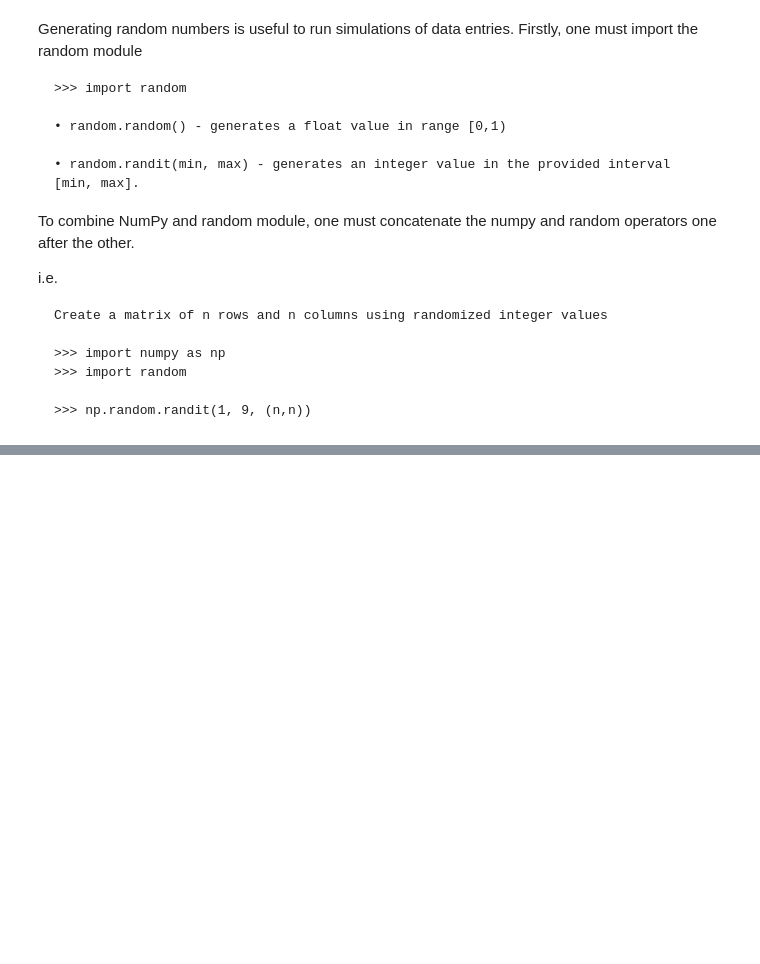
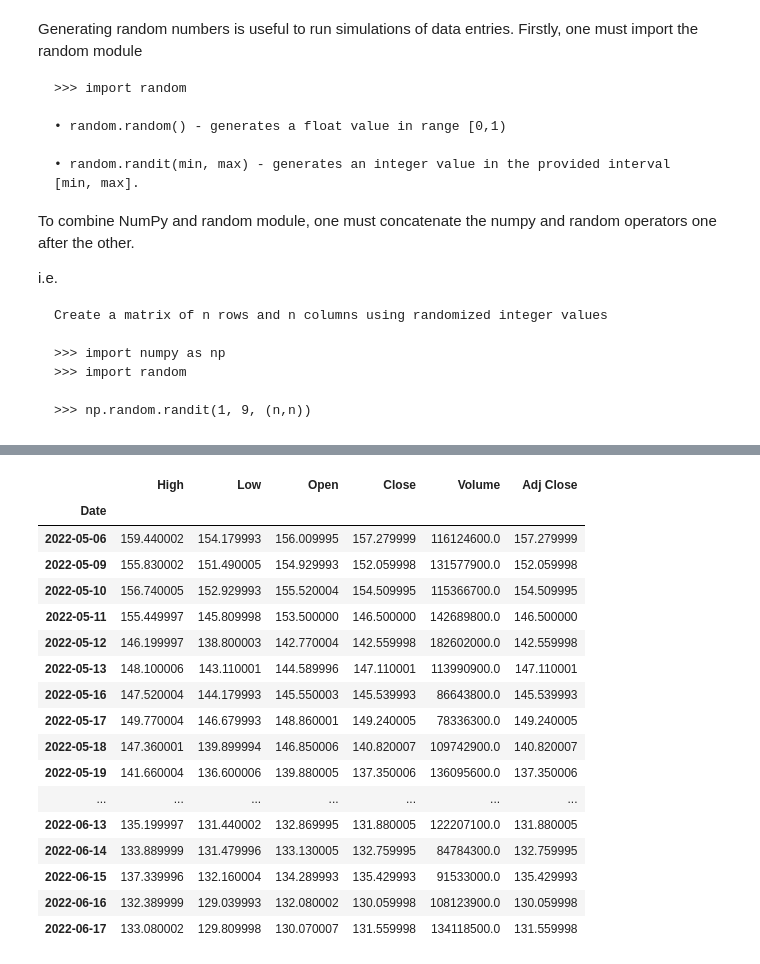
Before and after one commit to AlenVS02/python_for_finance, a Jupyter notebook: exercises.ipynb, the cells around one changed output, grey strips where cells are left out. Saved outputs shown, nothing was run; the diff lists cells and outputs as text; code cells hidden in the pictures; blank space fills up the shorter version.

```diff
--- a/exercises.ipynb
+++ b/exercises.ipynb
@@ -97,0 +144,25 @@ Apple
+# %%
+# To see last n rows of obj, use obj.tail(n)
+# If no n argument is given, the function automatically presents the last 5 rows
+
+
+Apple.tail(30)
+# %% [output]
+|  | High | Low | Open | Close | Volume | Adj Close |
+| Date |  |  |  |  |  |  |
+| 2022-05-06 | 159.440002 | 154.179993 | 156.009995 | 157.279999 | 116124600.0 | 157.279999 |
+| 2022-05-09 | 155.830002 | 151.490005 | 154.929993 | 152.059998 | 131577900.0 | 152.059998 |
+| 2022-05-10 | 156.740005 | 152.929993 | 155.520004 | 154.509995 | 115366700.0 | 154.509995 |
+| 2022-05-11 | 155.449997 | 145.809998 | 153.500000 | 146.500000 | 142689800.0 | 146.500000 |
+| 2022-05-12 | 146.199997 | 138.800003 | 142.770004 | 142.559998 | 182602000.0 | 142.559998 |
+| 2022-05-13 | 148.100006 | 143.110001 | 144.589996 | 147.110001 | 113990900.0 | 147.110001 |
+| 2022-05-16 | 147.520004 | 144.179993 | 145.550003 | 145.539993 | 86643800.0 | 145.539993 |
+| 2022-05-17 | 149.770004 | 146.679993 | 148.860001 | 149.240005 | 78336300.0 | 149.240005 |
+| 2022-05-18 | 147.360001 | 139.899994 | 146.850006 | 140.820007 | 109742900.0 | 140.820007 |
+| 2022-05-19 | 141.660004 | 136.600006 | 139.880005 | 137.350006 | 136095600.0 | 137.350006 |
+| ... | ... | ... | ... | ... | ... | ... |
+| 2022-06-13 | 135.199997 | 131.440002 | 132.869995 | 131.880005 | 122207100.0 | 131.880005 |
+| 2022-06-14 | 133.889999 | 131.479996 | 133.130005 | 132.759995 | 84784300.0 | 132.759995 |
+| 2022-06-15 | 137.339996 | 132.160004 | 134.289993 | 135.429993 | 91533000.0 | 135.429993 |
+| 2022-06-16 | 132.389999 | 129.039993 | 132.080002 | 130.059998 | 108123900.0 | 130.059998 |
+| 2022-06-17 | 133.080002 | 129.809998 | 130.070007 | 131.559998 | 134118500.0 | 131.559998 |
```
Also changed, not shown: parts of 9 cells of this notebook, 1 other file.
